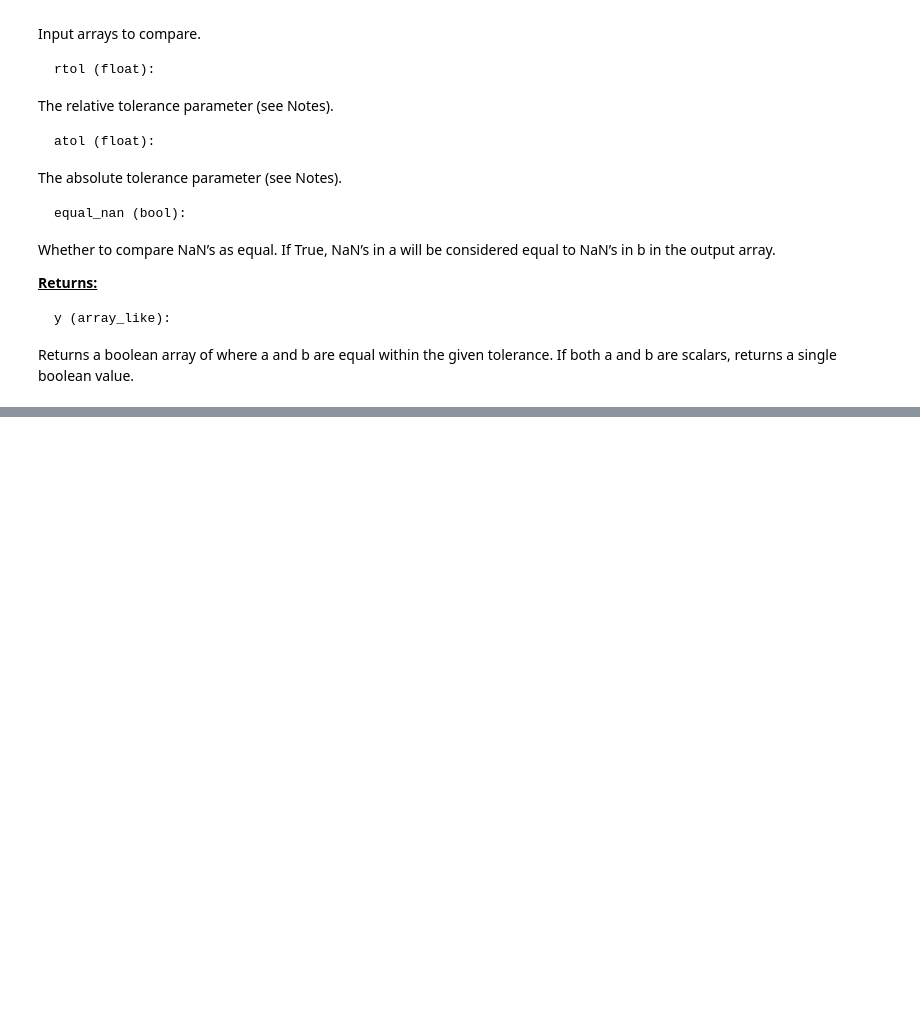
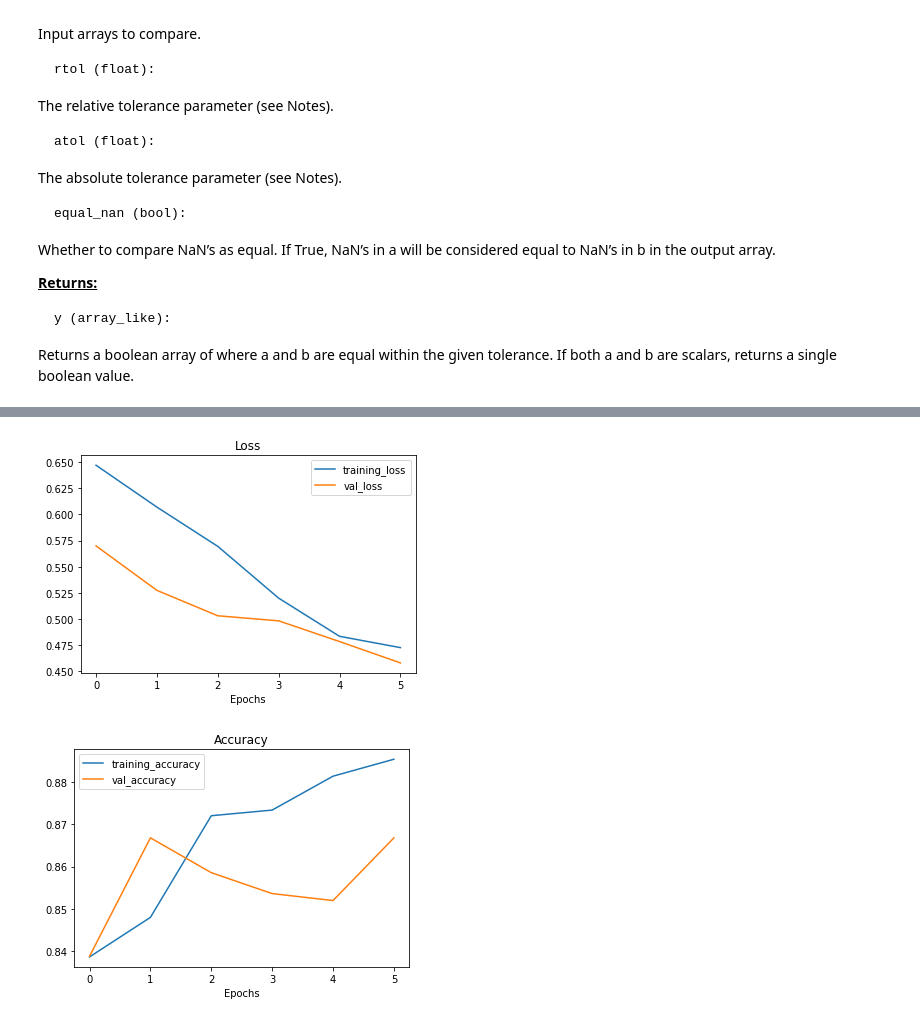
Before and after one commit to GlennChon/tensorflow_notes, a Jupyter notebook: 05_transfer_learning_2.ipynb, the cells around one changed output, grey strips where cells are left out. Cells and saved outputs as stored; diff of their text form; code cells hidden in the pictures; blank space fills up the shorter version.

Commit message:
added fine-tuning

```diff
--- a/05_transfer_learning_2.ipynb
+++ b/05_transfer_learning_2.ipynb
@@ -310,12 +633,18 @@ plot_loss_curves(history_model_1)
 #### Feature extraction transfer learning on 10% of the data with augmentation
 # %%
+import tensorflow as tf
+from tensorflow.keras.optimizers import Adam
+from tensorflow.keras import Model, applications
+from tensorflow.keras.losses import CategoricalCrossentropy
+from tensorflow.keras.layers import Dense, Flatten, Conv2D, GlobalAveragePooling2D, Input
 # Same as model 1 but with 10% of data
+IMG_SIZE = (224, 224)
 input_shape = (IMG_SIZE + (3,))
 base_model = tf.keras.applications.EfficientNetB0(include_top=False)
 base_model.trainable = False
 
 # Create input layer
-inputs = layers.Input(shape=input_shape, name="input_layer")
+inputs = Input(shape=input_shape, name="input_layer")
 
 # Add data augmentation Sequential model as a layer
 x = data_augmentation(inputs) # Augment our training images (augmentation doesn't occur on test data)
@@ -326,10 +655,10 @@ x = base_model(x, training=False)
 # this insures batchnorm layers don't update
 
 # Pool output features of the base_model
-x = layers.GlobalAveragePooling2D(name="global_average_pooling_layer")(x)
+x = GlobalAveragePooling2D(name="global_average_pooling_layer")(x)
 
 # Put a dense layer on as the output
-outputs = layers.Dense(10, activation='softmax', name="output_layer")(x)
+outputs = Dense(10, activation='softmax', name="output_layer")(x)
 
 
 # Make a model using the inputs and outputs
@@ -435,0 +985,16 @@ print(np.array(results_10_percent_data_aug)-np.array(results_loaded_weights))
+# %%
+# Fine tune for another 5 epochs
+initial_epochs = 5 # reinitialized to 5
+fine_tune_epochs = initial_epochs + 5
+
+# Refit the model (same as model_2 except with more trainable layers)
+history_fine_10_percent = model_2.fit(train_data_10_percent,
+    epochs=fine_tune_epochs,
+    initial_epoch=history_model_2.epoch[-1], # start training from previous last epoch
+    steps_per_epoch=len(train_data_10_percent),
+    validation_data=test_data,
+    validation_steps=int(0.25 * len(test_data)),
+    callbacks=[
+        create_tensorboard_callback(dir_name="../tensorflow_hub", experiment_name="10_percent_fine_tune_last_10"),
+        model_checkpoint_callback]
+    )
@@ -435,0 +1029,5 @@ print(np.array(results_10_percent_data_aug)-np.array(results_loaded_weights))
+# %%
+plot_loss_curves(history_fine_10_percent)
+# %% [output]
+[figure, added]
+[figure, added]
```
Also changed, not shown: parts of 53 cells of this notebook.
